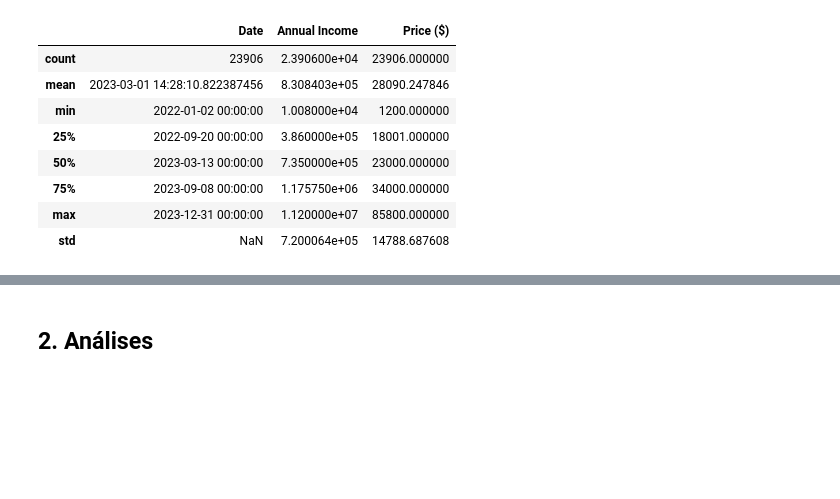
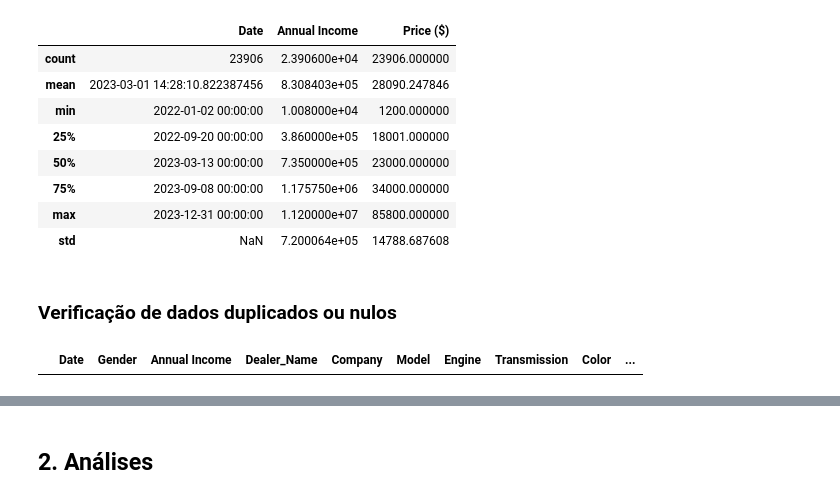
Before and after one commit to GabrielVila/Car-Sales-Report, a Jupyter notebook: projeto_carro.ipynb, the cells around one changed output, grey strips where cells are left out. Drawn from its saved outputs; the diff is of its cells as text; code cells hidden in the pictures; blank space fills up the shorter version.

Commit message:
Verificando a duplicidade dos dados, arrumando textos (pequenas alterações)

```diff
--- a/projeto_carro.ipynb
+++ b/projeto_carro.ipynb
@@ -135,3 +135,10 @@ dados.describe()
 | 75% | 2023-09-08 00:00:00 | 1.175750e+06 | 34000.000000 |
 | max | 2023-12-31 00:00:00 | 1.120000e+07 | 85800.000000 |
 | std | NaN | 7.200064e+05 | 14788.687608 |
+# %% [markdown]
+### Verificação de dados duplicados ou nulos
+# %%
+# Verificando se há dados duplicados
+dados[dados.duplicated()]
+# %% [output]
+|  | Date | Gender | Annual Income | Dealer_Name | Company | Model | Engine | Transmission | Color | ... |
```
Also changed, not shown: parts of 10 cells of this notebook.
